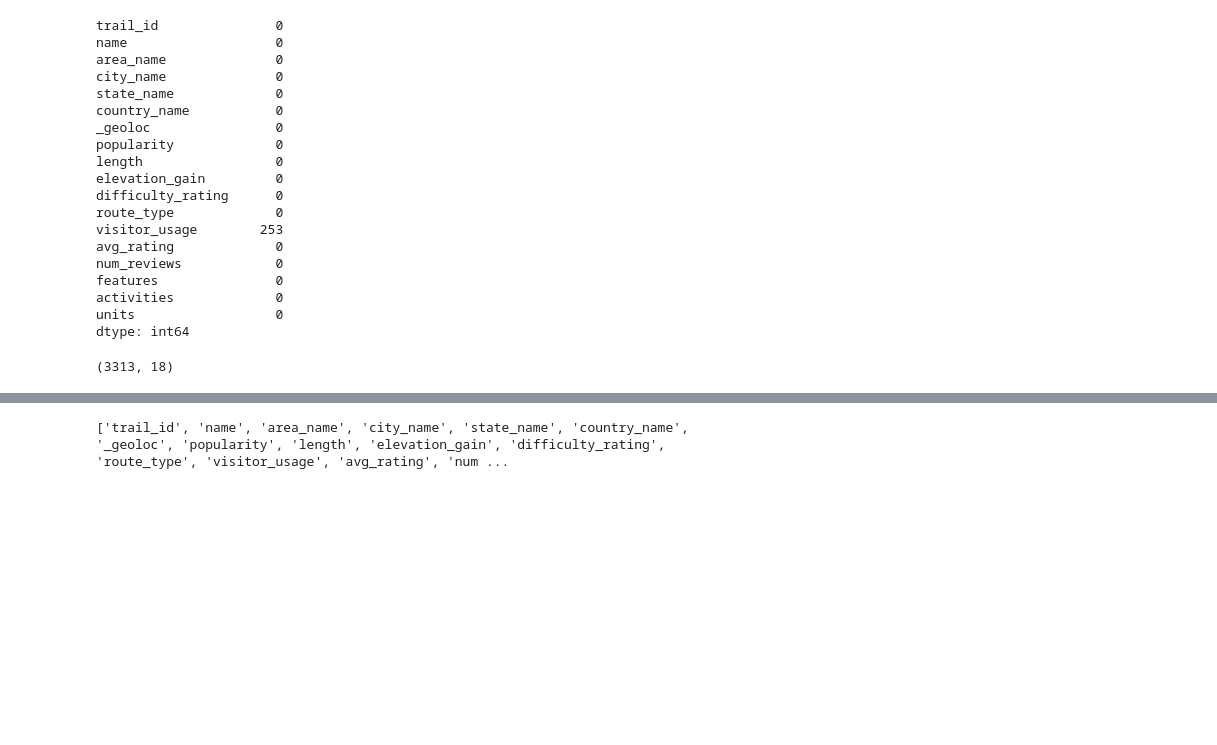
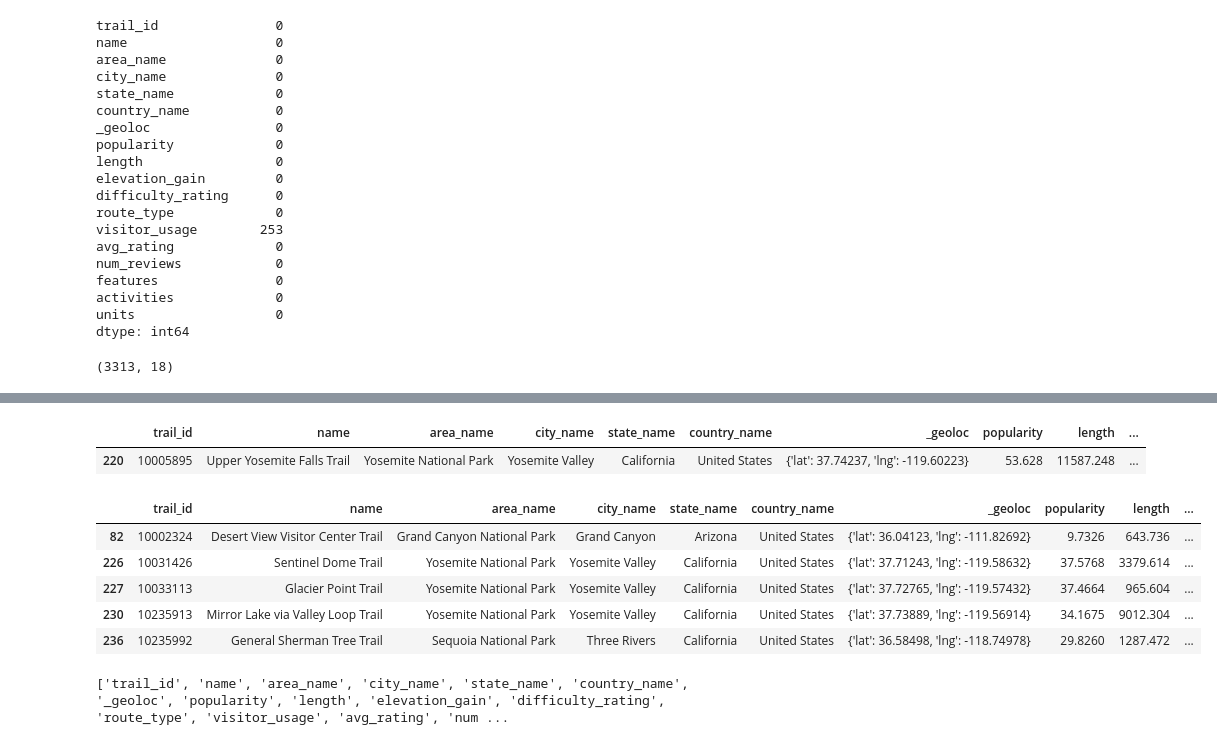
Before and after one commit to Jawert/National_Parks_Data_Analysis, a Jupyter notebook: National_Parks_Trails_Analysis.ipynb, the cells around one changed output, grey strips where cells are left out. Cells and saved outputs as stored; diff of their text form; code cells hidden in the pictures; blank space fills up the shorter version.

```diff
--- a/National_Parks_Trails_Analysis.ipynb
+++ b/National_Parks_Trails_Analysis.ipynb
@@ -97,6 +97,21 @@ no_visitors.head()
 | 66 | 10004435 | Hugh Norris Trail | Saguaro National Park | Tucson | Arizona | United States | {'lat': 32.27146, 'lng': -111.20301} | 11.8001 | 14323.126 | ... |
 | 69 | 10258648 | Hermit's Rest Viewpoint to Santa ... | Grand Canyon National Park | Grand Canyon | Arizona | United States | {'lat': 36.06065, 'lng': -112.21219} | 11.1051 | 5471.756 | ... |
 | 96 | 10032774 | Garwood Trail | Saguaro National Park | Tucson | Arizona | United States | {'lat': 32.23517, 'lng': -110.68678} | 8.2525 | 5310.822 | ... |
+# %%
+all_trails_info[all_trails_info['name'] == 'Upper Yosemite Falls Trail']
+# %% [output]
+|  | trail_id | name | area_name | city_name | state_name | country_name | _geoloc | popularity | length | ... |
+| 220 | 10005895 | Upper Yosemite Falls Trail | Yosemite National Park | Yosemite Valley | California | United States | {'lat': 37.74237, 'lng': -119.60223} | 53.628 | 11587.248 | ... |
+# %%
+fours = all_trails_info[all_trails_info['visitor_usage']==4]
+fours.head()
+# %% [output]
+|  | trail_id | name | area_name | city_name | state_name | country_name | _geoloc | popularity | length | ... |
+| 82 | 10002324 | Desert View Visitor Center Trail | Grand Canyon National Park | Grand Canyon | Arizona | United States | {'lat': 36.04123, 'lng': -111.82692} | 9.7326 | 643.736 | ... |
+| 226 | 10031426 | Sentinel Dome Trail | Yosemite National Park | Yosemite Valley | California | United States | {'lat': 37.71243, 'lng': -119.58632} | 37.5768 | 3379.614 | ... |
+| 227 | 10033113 | Glacier Point Trail | Yosemite National Park | Yosemite Valley | California | United States | {'lat': 37.72765, 'lng': -119.57432} | 37.4664 | 965.604 | ... |
+| 230 | 10235913 | Mirror Lake via Valley Loop Trail | Yosemite National Park | Yosemite Valley | California | United States | {'lat': 37.73889, 'lng': -119.56914} | 34.1675 | 9012.304 | ... |
+| 236 | 10235992 | General Sherman Tree Trail | Sequoia National Park | Three Rivers | California | United States | {'lat': 36.58498, 'lng': -118.74978} | 29.8260 | 1287.472 | ... |
 # %%
 print(list(all_trails_info))
 # %% [output]
```
Also changed, not shown: parts of 4 cells of this notebook, 3 other files.
